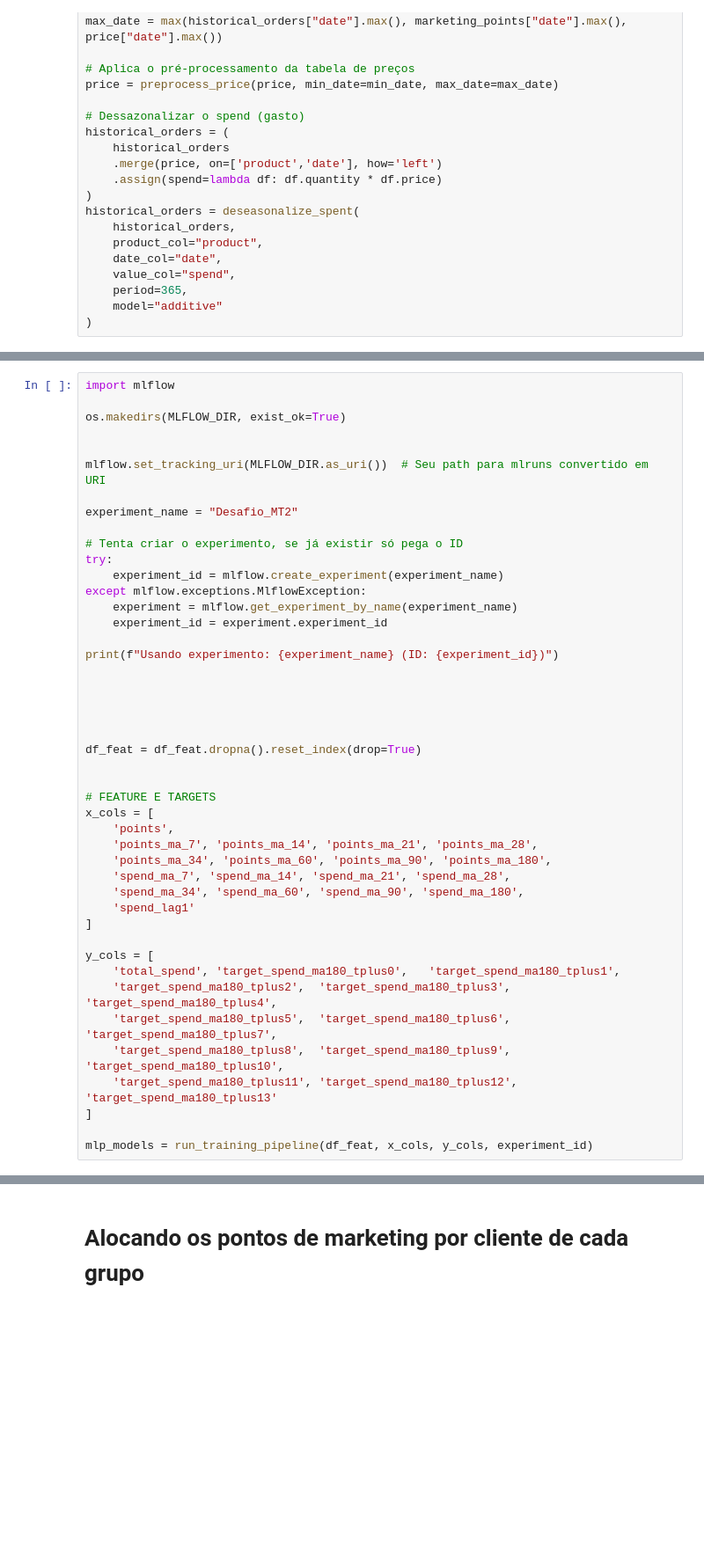
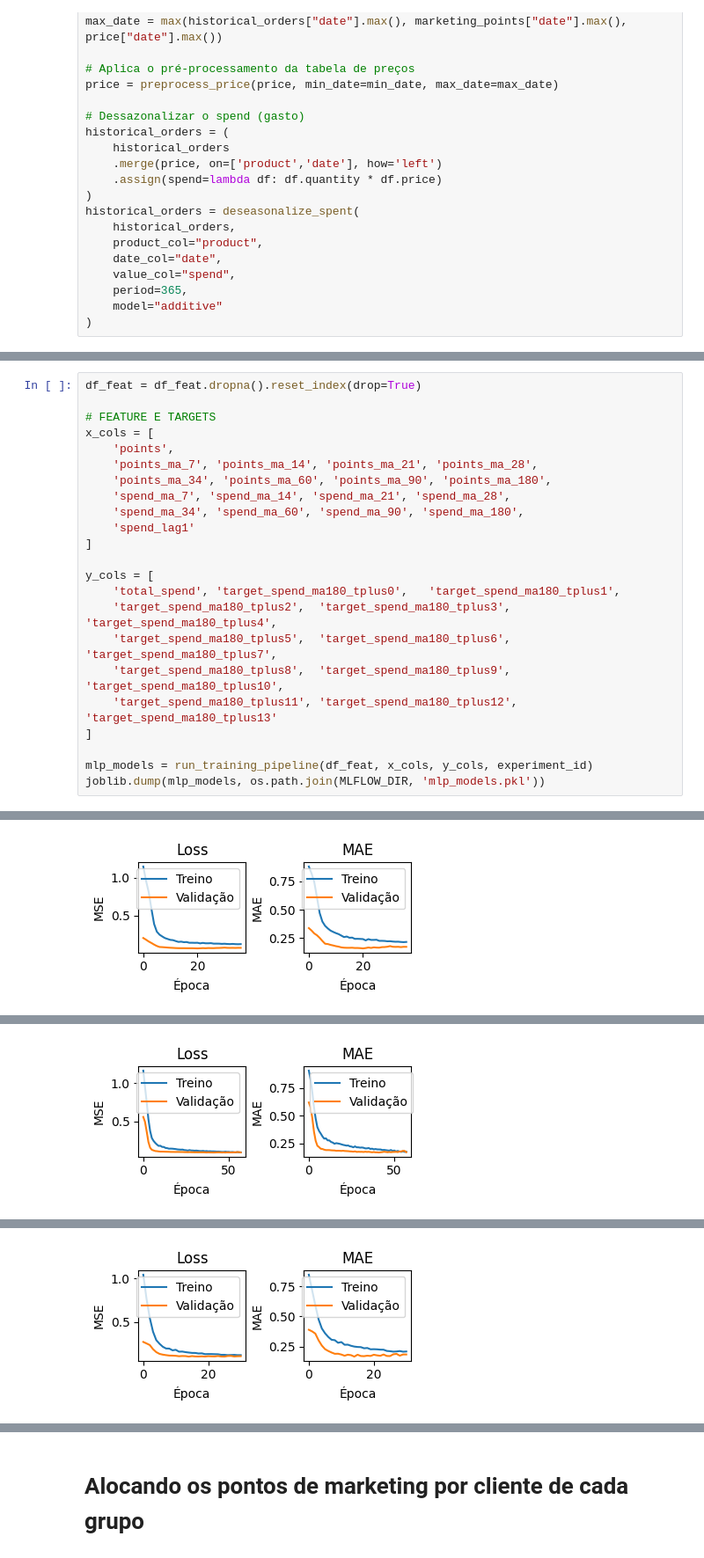
Before and after one commit to GGBF1991/desafio_mt2, a Jupyter notebook: main.ipynb, the cells around one changed output, grey strips where cells are left out. Shown at 88% size. Drawn from its saved outputs; the diff is of its cells as text; blank space fills up the shorter version.

```diff
--- a/main.ipynb
+++ b/main.ipynb
@@ -160,28 +176,5 @@ df_feat = compute_rolling_targets(
 # %%
-import mlflow
-
-os.makedirs(MLFLOW_DIR, exist_ok=True)
-
-
-mlflow.set_tracking_uri(MLFLOW_DIR.as_uri())  # Seu path para mlruns convertido em URI
-
-experiment_name = "Desafio_MT2"
-
-# Tenta criar o experimento, se já existir só pega o ID
-try:
-    experiment_id = mlflow.create_experiment(experiment_name)
-except mlflow.exceptions.MlflowException:
-    experiment = mlflow.get_experiment_by_name(experiment_name)
-    experiment_id = experiment.experiment_id
-
-print(f"Usando experimento: {experiment_name} (ID: {experiment_id})")
-
-
-
-
-
 df_feat = df_feat.dropna().reset_index(drop=True)
-
 
 # FEATURE E TARGETS
 x_cols = [
@@ -202,4 +195,5 @@ y_cols = [
 ]
 
 mlp_models = run_training_pipeline(df_feat, x_cols, y_cols, experiment_id)
+joblib.dump(mlp_models, os.path.join(MLFLOW_DIR, 'mlp_models.pkl'))
 # %% [output]
@@ -221,0 +201 @@ Example:
+[figure, added]
@@ -236,0 +203 @@ WARNING:tensorflow:5 out of the last 15 calls to <function TensorFlowTrainer.mak
+[figure, added]
@@ -236,0 +206 @@ WARNING:tensorflow:5 out of the last 15 calls to <function TensorFlowTrainer.mak
+[figure, added]
```
Also changed, not shown: parts of 21 cells of this notebook, 18 other files.
